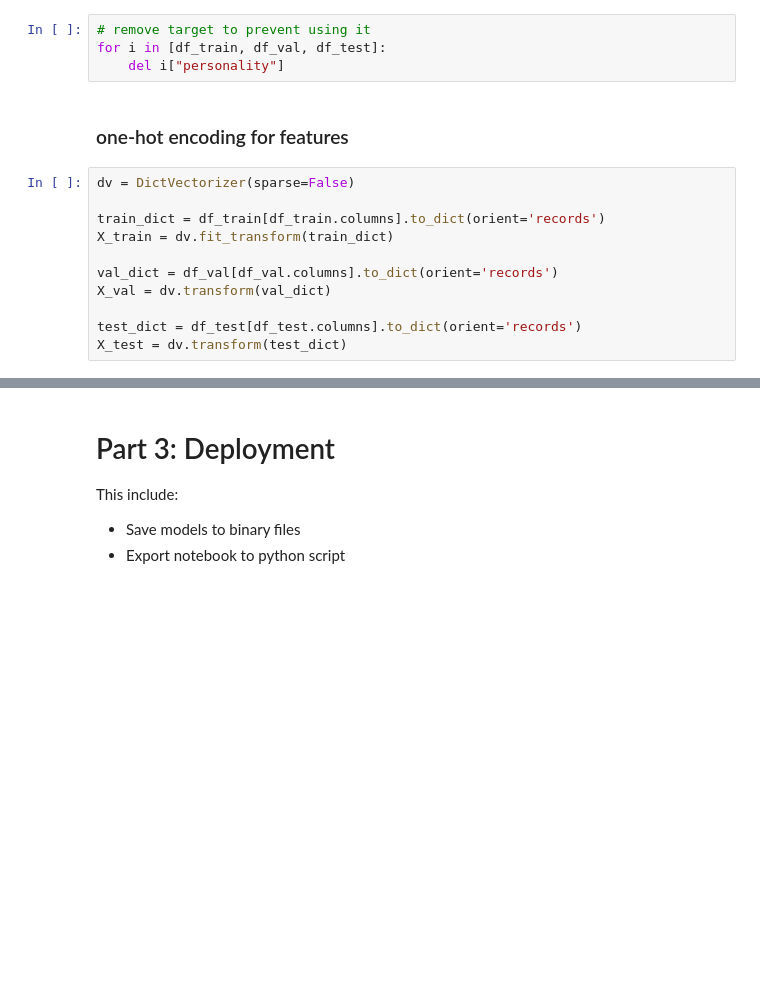
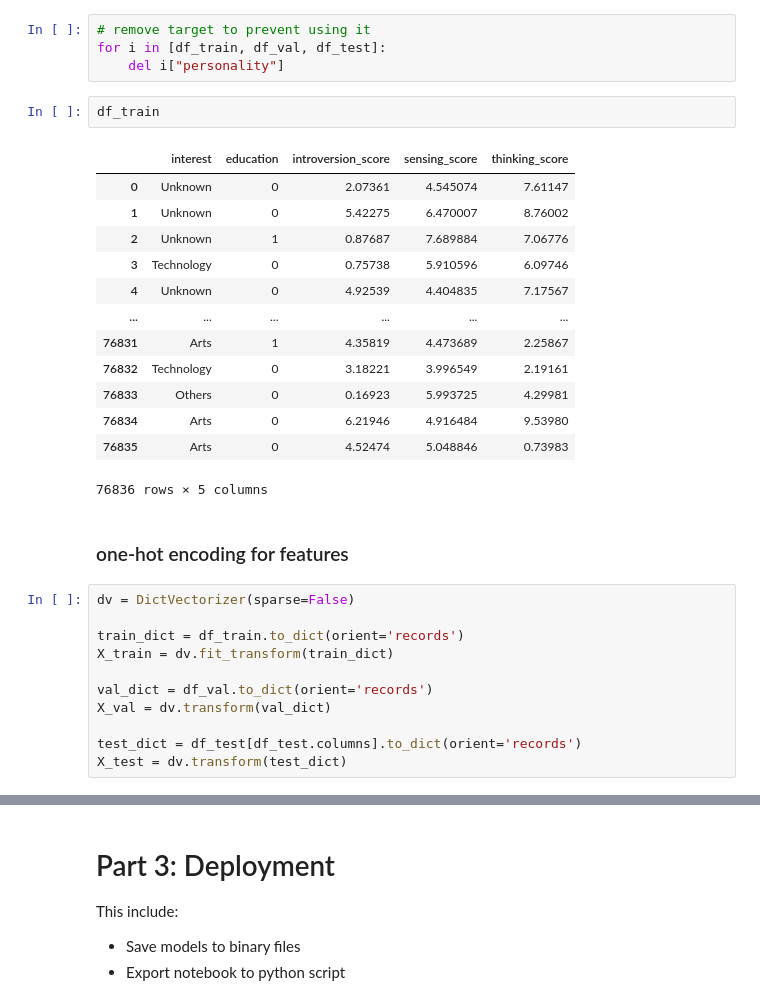
Before and after one commit to Devonroad/personal_traits_prediction, a Jupyter notebook: project/notebook.ipynb, the cells around one changed output, grey strips where cells are left out. Drawn from its saved outputs; the diff is of its cells as text; blank space fills up the shorter version.

```diff
--- a/project/notebook.ipynb
+++ b/project/notebook.ipynb
@@ -273,15 +278,31 @@ y_test = df_test.personality.values
 # remove target to prevent using it
 for i in [df_train, df_val, df_test]:
     del i["personality"]
+# %%
+df_train
+# %% [output]
+|  | interest | education | introversion_score | sensing_score | thinking_score |
+| 0 | Unknown | 0 | 2.07361 | 4.545074 | 7.61147 |
+| 1 | Unknown | 0 | 5.42275 | 6.470007 | 8.76002 |
+| 2 | Unknown | 1 | 0.87687 | 7.689884 | 7.06776 |
+| 3 | Technology | 0 | 0.75738 | 5.910596 | 6.09746 |
+| 4 | Unknown | 0 | 4.92539 | 4.404835 | 7.17567 |
+| ... | ... | ... | ... | ... | ... |
+| 76831 | Arts | 1 | 4.35819 | 4.473689 | 2.25867 |
+| 76832 | Technology | 0 | 3.18221 | 3.996549 | 2.19161 |
+| 76833 | Others | 0 | 0.16923 | 5.993725 | 4.29981 |
+| 76834 | Arts | 0 | 6.21946 | 4.916484 | 9.53980 |
+| 76835 | Arts | 0 | 4.52474 | 5.048846 | 0.73983 |
+76836 rows × 5 columns
 # %% [markdown]
 ### one-hot encoding for features
 # %%
 dv = DictVectorizer(sparse=False)
 
-train_dict = df_train[df_train.columns].to_dict(orient='records')
+train_dict = df_train.to_dict(orient='records')
 X_train = dv.fit_transform(train_dict)
 
-val_dict = df_val[df_val.columns].to_dict(orient='records')
+val_dict = df_val.to_dict(orient='records')
 X_val = dv.transform(val_dict)
 
 test_dict = df_test[df_test.columns].to_dict(orient='records')
```
Also changed, not shown: parts of 22 cells of this notebook.
